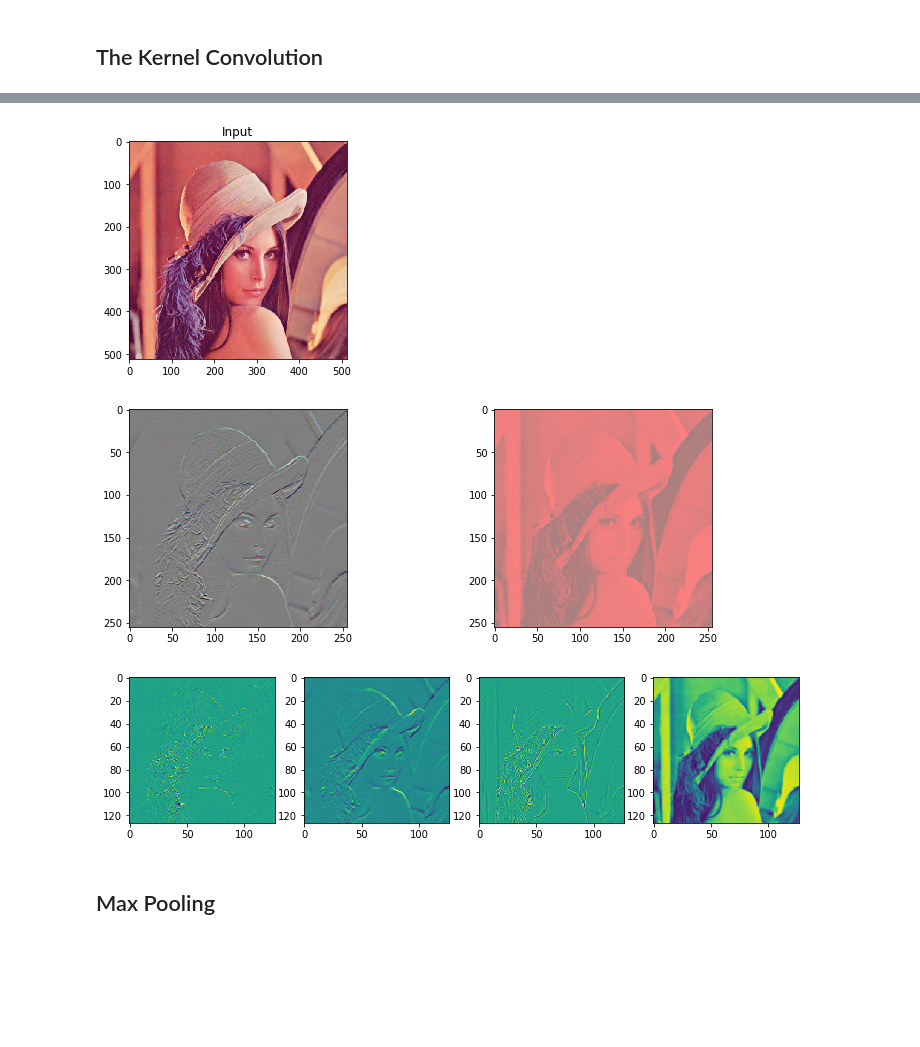
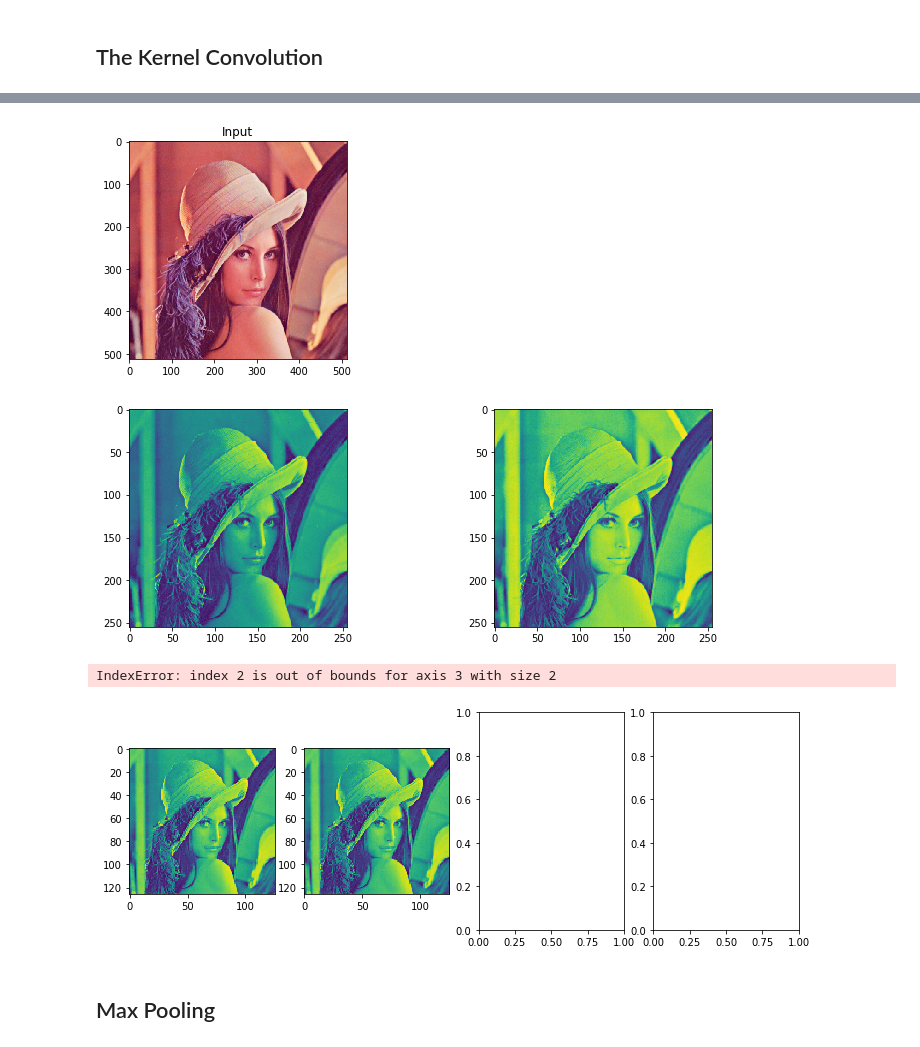
Before and after one commit to bugerry87/fcnn_scratch, a Jupyter notebook: ConvolutionalNeuralNetwork.ipynb, the cells around one changed output, grey strips where cells are left out. Cells and saved outputs as stored; diff of their text form; code cells hidden in the pictures; blank space fills up the shorter version.

Commit message:
indexing is hard

```diff
--- a/ConvolutionalNeuralNetwork.ipynb
+++ b/ConvolutionalNeuralNetwork.ipynb
@@ -16,7 +16,6 @@ The CNN has to be demonstrated on two datasets:
 ## The Kernel Convolution
 # %%
 import numpy as np
-from PIL import Image
 from mynn import FeedFunc
 
 def shape_nvuc(arr):
@@ -39,20 +38,29 @@ def conv_indices(xn, kn, kv, ku):
 
 
 class Conv2D(FeedFunc):
-    def __init__(self, stride=(1,1), norm=('Merge'), cache=True):
+    def __init__(self, stride=(1,1), norm=(), cache=True):
         self.stride = stride
         self.norm = norm
         self.cache = cache
         self.uptodate = False
         pass
 
-    def f(self, X, K):
+    def f(self, X, K, backprop=False):
         K, ks = shape_nvuc(K)
         X, xs = shape_nvuc(X)
         stv, stu = self.stride
-        xs[1:3] -= np.ceil(ks[1:3]/2).astype(int)
 
+        if backprop:
+            indx = conv_indices(xs[0], ks[0], ks[1], ks[2])
+            Y = np.zeros((
+                int(xs[0]*ks[0]),
+                int(np.ceil(xs[1]*stv)),
+                int(np.ceil(xs[2]*stu)),
+                int(xs[3])
+            ))
+            print(Y.shape)
         if not self.cache:
+            xs[1:3] -= ks[1:3]-1
             indx = conv_indices(xs[0], ks[0], ks[1], ks[2])
             Y = np.zeros((
                 int(xs[0]*ks[0]),
@@ -61,50 +69,56 @@ class Conv2D(FeedFunc):
                 int(xs[3])
             ))
         elif not self.uptodate:
+            xs[1:3] -= ks[1:3]-1
             self.indices = conv_indices(xs[0], ks[0], ks[1], ks[2])
             self.Y = np.zeros((
-                int(xs[0]*ks[0]),
+                int(xs[0]),
                 int(np.ceil(xs[1]/stv)),
                 int(np.ceil(xs[2]/stu)),
-                int(xs[3])
+                int(ks[0])
             ))
             Y = self.Y
             indx = self.indices
             self.uptodate = True
         else:
-            Y *= 0
+            self.Y *= 0
+            Y = self.Y
+            indx = self.indices
 
         for xn, kn, v, u in indx:
             V = xs[1] + v
             U = xs[2] + u
-            yn = xn * ks[0] + kn
-            Y[yn,:,:,:] += X[xn, v:V:stv, u:U:stu] * K[kn,v,u]
+            Y[xn,:,:,kn] = np.sum(X[xn, v:V:stv, u:U:stu] * K[kn,v,u], axis=2)
+            print(Y.shape)
 
-        if 'Merge' in self.norm:
-            Y = np.sum(Y, axis=3, keepdims=True) / xs[3]
+        for norm in self.norm:
+            if norm is 'Merge':
+                Y = np.sum(Y, axis=3, keepdims=True)
 
-        if 'AbsMax' in self.norm:
-            Y = np.swapaxes(Y, 0, 3)
-            Y /= np.max(np.abs(Y), axis=(0,1,2))
-            Y = np.swapaxes(Y, 0, 3)
+            elif norm is 'Swap':
+                Y = np.swapaxes(Y, 0, 3)
 
-        if 'CamReady' in self.norm:
-            Y = np.swapaxes(Y, 0, 3)
-            Y /= np.max(np.abs(Y), axis=(0,1,2)) * 2
-            Y += 0.5
-            Y = np.swapaxes(Y, 0, 3)
+            elif norm is 'AbsMax':
+                Y /= np.max(np.abs(Y), axis=(0,1,2))
+
+            elif norm is 'CamReady':
+                Y /= np.max(np.abs(Y), axis=(0,1,2)) * 2
+                Y += 0.5
         return Y
 
     def dw(self, X, dZ):
-        return self.f(X, dZ)
+        return self.f(X, dZ, True)
 
     def dz(self, dZ, K):
-        return self.f(dZ, K)
+        print(dZ.shape, K.shape)
+        return self.f(K, dZ, True)
 
 ##test
 def test_Conv2D():
     %matplotlib inline
     import matplotlib.pylab as plt
+    from PIL import Image
+
     x = np.asarray(Image.open('Lenna.png'), dtype=float) / 255
 
     kl1 = np.zeros((2,3,3,3)) ##create 2 3*3kernels with 3 channels
@@ -113,13 +127,11 @@ def test_Conv2D():
     kl1[1,:,:,:] = 0
     kl1[1,:,:,0] = 1. ##red filter
 
-    kl2 = np.zeros((2,3,3,1)) ##create 2 3*3kernels with 3 channels
-    kl2[0,:,:,:] = -1.
-    kl2[0,1,1,:] = 8. ##outline filter
-    kl2[1,:,:,:] = 1. ## opener
+    np.random.seed(108)
+    kl2 = np.random.randn(2,4,4,1)
 
-    conv1 = Conv2D((2,2), ('CamReady'))
-    conv2 = Conv2D((2,2), ('Merge','CamReady'))
+    conv1 = Conv2D((2,2), ('CamReady',))
+    conv2 = Conv2D((2,2), ('CamReady',))
     yl1 = conv1.f(x, kl1)
     yl2 = conv2.f(yl1, kl2)
 
@@ -131,13 +143,13 @@ def test_Conv2D():
     fig = plt.figure(figsize=(12,4))
     ax = fig.subplots(1,2)
     for i, a in enumerate(ax):
-        a.imshow(np.squeeze(yl1[i]))
+        a.imshow(np.squeeze(yl1[:,:,:,i]))
     plt.show()
 
     fig = plt.figure(figsize=(12,4))
     ax = fig.subplots(1,4)
     for i, a in enumerate(ax):
-        a.imshow(np.squeeze(yl2[i]))
+        a.imshow(np.squeeze(yl2[:,:,:,i]))
     plt.show()
 test_Conv2D()
 # %% [output]
@@ -144,6 +173,7 @@ test_Conv2D()
 [figure]
-[figure, old version]
+[figure, new version]
+IndexError: index 2 is out of bounds for axis 3 with size 2
-[figure, old version]
+[figure, new version]
 # %% [markdown]
 ## Max Pooling
 # %% [markdown]
```
Also changed, not shown: parts of 9 cells of this notebook, 5 other files.
